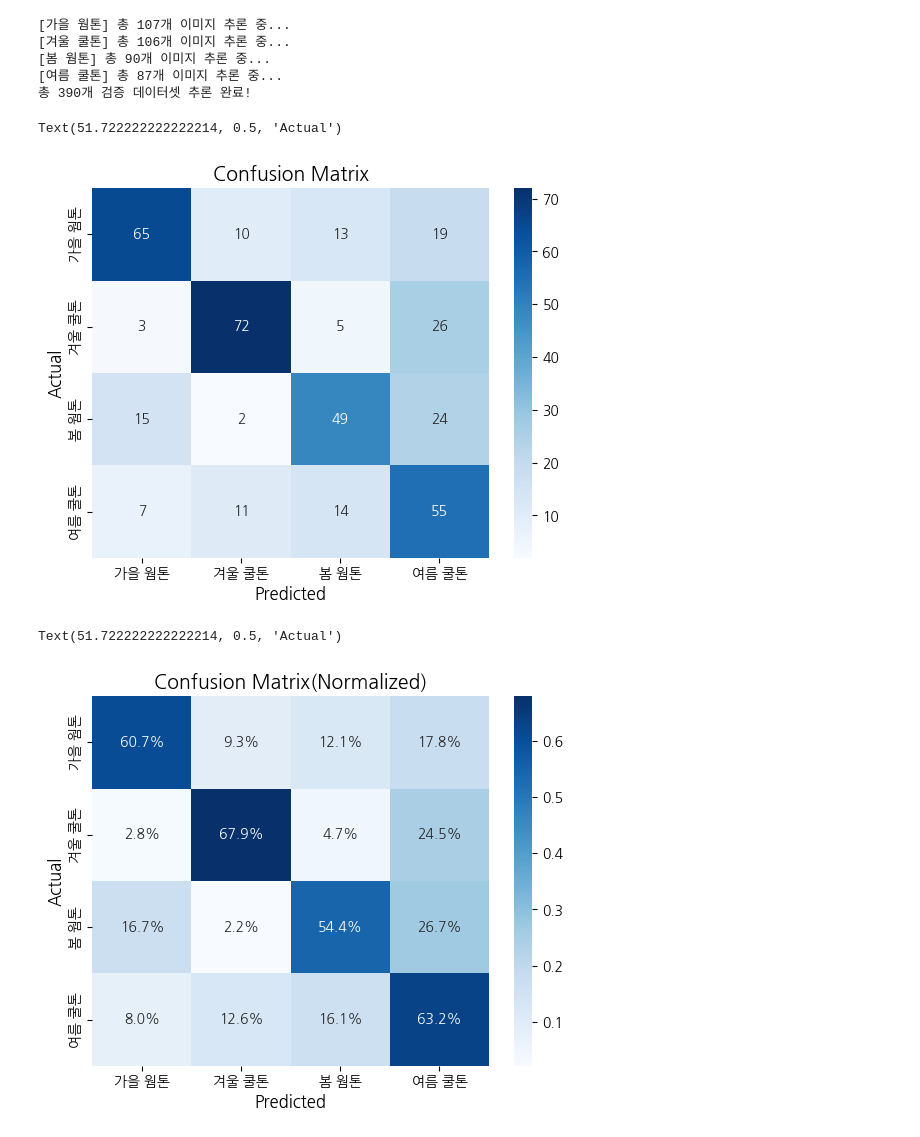
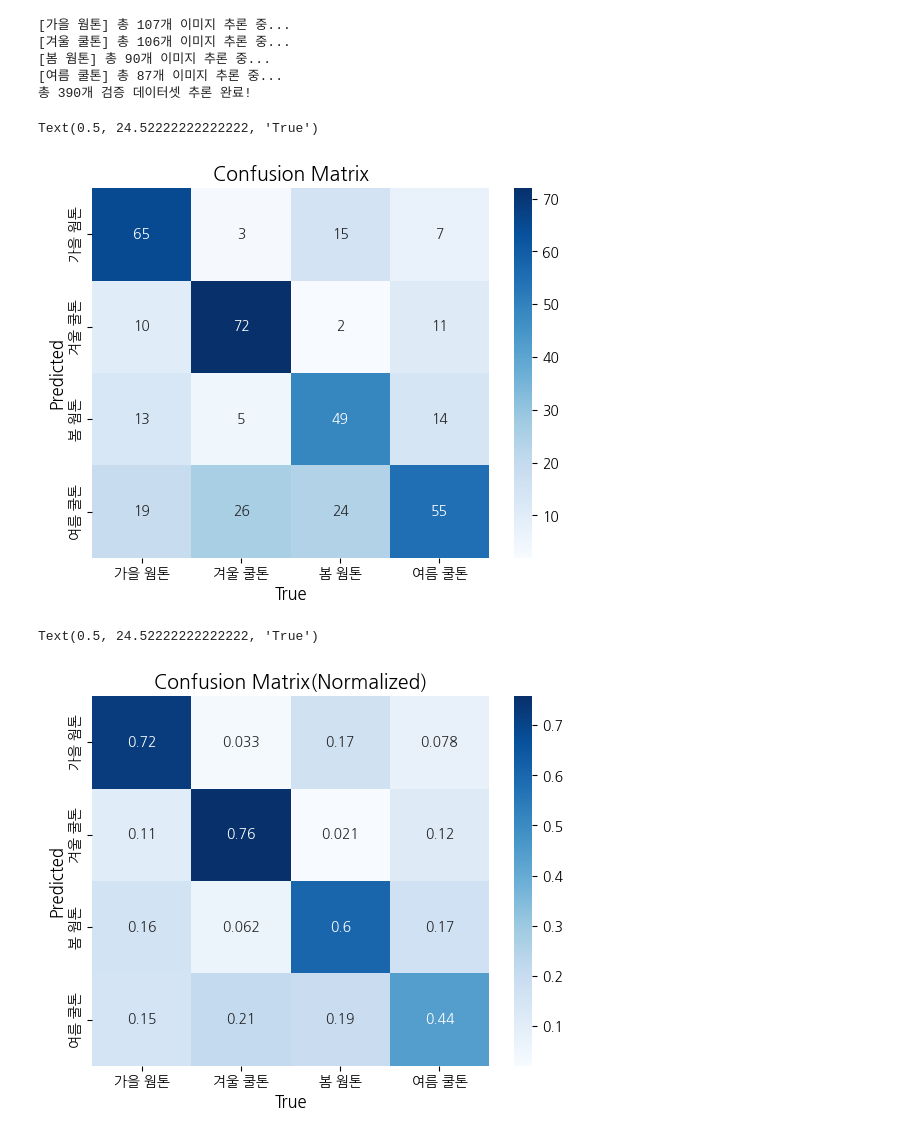
Before and after one commit to An0jin/ToneiverseLinux, a Jupyter notebook: DL/personal_color/val.ipynb, the cells around one changed output. Cells and saved outputs as stored; diff of their text form; code cells hidden in the pictures.

```diff
--- a/DL/personal_color/val.ipynb
+++ b/DL/personal_color/val.ipynb
@@ -79,24 +79,24 @@ print(f"총 {len(y_true)}개 검증 데이터셋 추론 완료!")
 총 390개 검증 데이터셋 추론 완료!
 # %%
 # 혼돈 행렬(Confusion Matrix) 계산 및 시각화
-cm = confusion_matrix(y_true, y_pred)
+cm = confusion_matrix(y_pred,y_true)
 # 1. 빈도수(Count) 기준 혼돈 행렬
 ax=sns.heatmap(cm, annot=True, fmt="d", cmap="Blues",xticklabels=classes, yticklabels=classes)
 ax.set_title("Confusion Matrix", fontsize=14)
-ax.set_xlabel("Predicted", fontsize=12)
-ax.set_ylabel("Actual", fontsize=12)
+ax.set_ylabel("Predicted", fontsize=12)
+ax.set_xlabel("True", fontsize=12)
 # %% [output]
-Text(51.722222222222214, 0.5, 'Actual')
+Text(0.5, 24.52222222222222, 'True')
-[figure, old version]
+[figure, new version]
 # %%
-cm_norm = confusion_matrix(y_true, y_pred, normalize="true")
+cm_norm = confusion_matrix(y_pred,y_true, normalize="true")
 
 # 2. 정규화 비율(Normalized %) 기준 혼돈 행렬
-ax=sns.heatmap(cm_norm, annot=True, fmt=".1%", cmap="Blues",
+ax=sns.heatmap(cm_norm, annot=True, cmap="Blues",
             xticklabels=classes, yticklabels=classes)
 ax.set_title("Confusion Matrix(Normalized)", fontsize=14)
-ax.set_xlabel("Predicted", fontsize=12)
-ax.set_ylabel("Actual", fontsize=12)
+ax.set_ylabel("Predicted", fontsize=12)
+ax.set_xlabel("True", fontsize=12)
 # %% [output]
-Text(51.722222222222214, 0.5, 'Actual')
+Text(0.5, 24.52222222222222, 'True')
-[figure, old version]
+[figure, new version]
```
Also changed, not shown: 1 other file.
